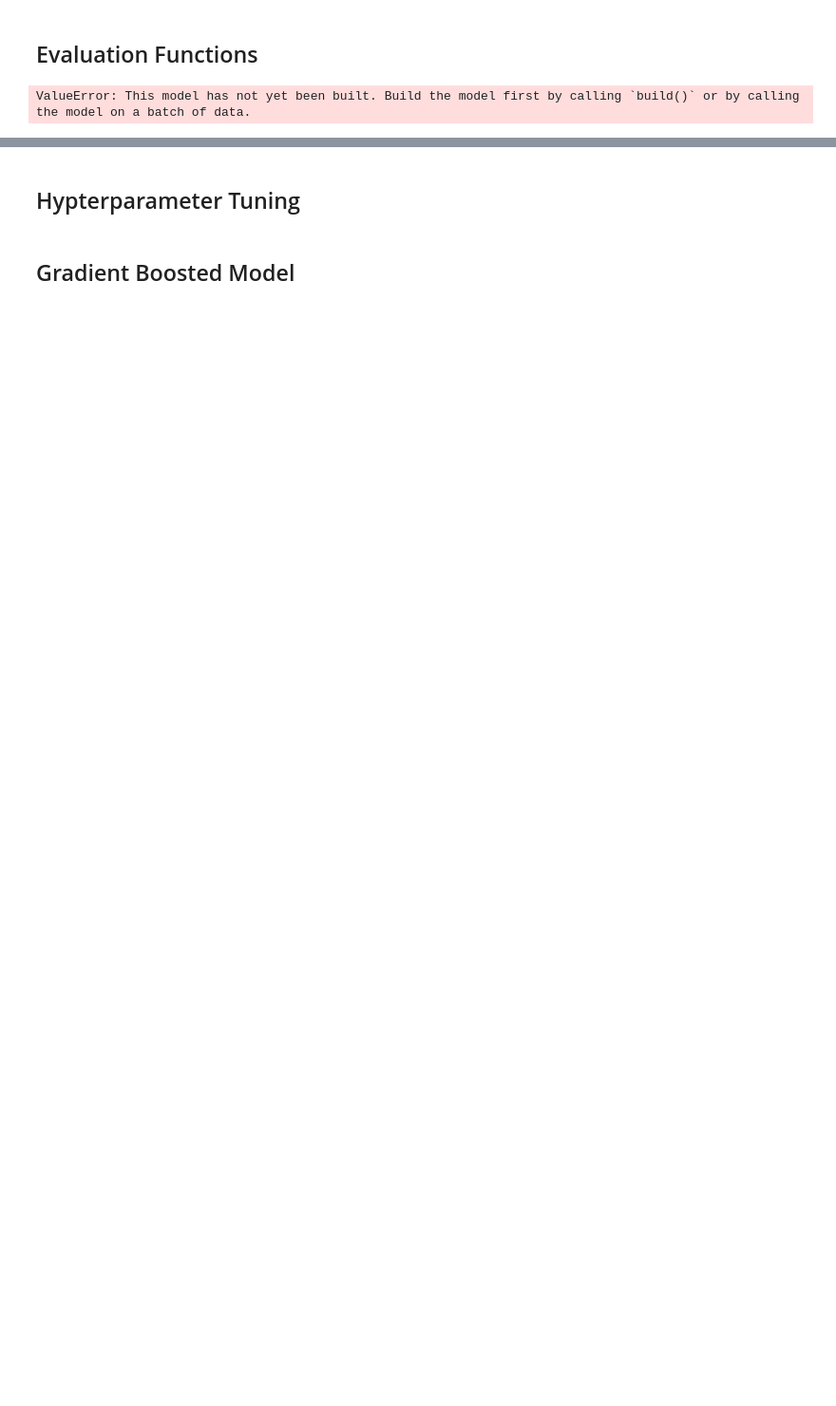
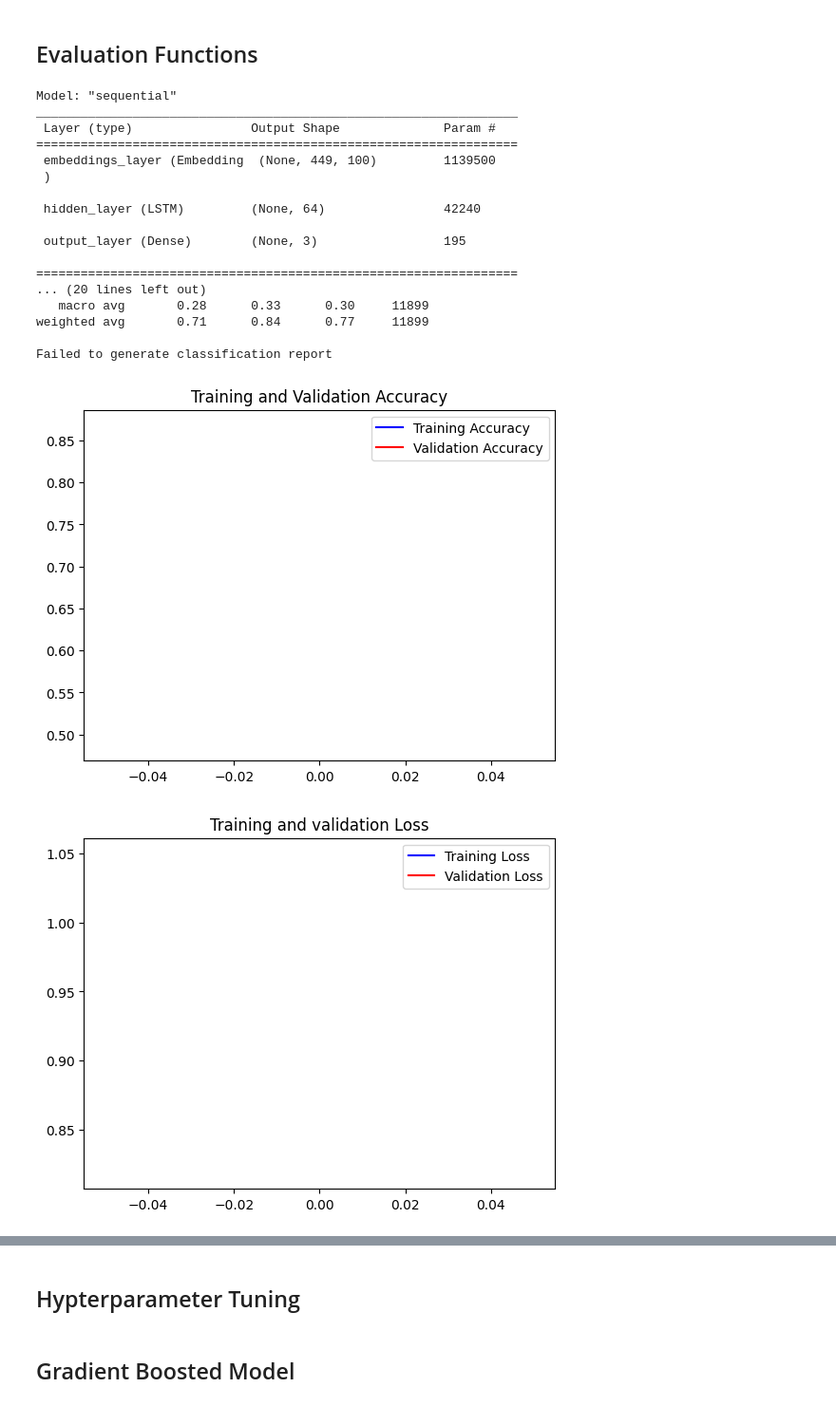
Before and after one commit to ekinfergan/Thesis_Jupyter_Final, a Jupyter notebook: src/models/mc_lstm_score_added.ipynb, the cells around one changed output, grey strips where cells are left out. Shown at 95% size. Saved outputs shown, nothing was run; the diff lists cells and outputs as text; code cells hidden in the pictures; blank space fills up the shorter version.

Commit message:
built simple mc lstm model

```diff
--- a/src/models/mc_lstm_score_added.ipynb
+++ b/src/models/mc_lstm_score_added.ipynb
@@ -160,7 +109,7 @@ print(data_path)
 
 input_folder_path = os.path.join(data_path, 'input')
 processed_folder_path = os.path.join(data_path, 'input/processed/normal')
-results_folder_path = "results"
+results_folder_path = "results/LSTM_results"
 
 # Create the folder if it doesn't exist
 if not os.path.exists(results_folder_path):
@@ -174,8 +123,8 @@ senti_labels = {1: 'Negative', 2: 'Neutral', 3: 'Positive'}
 senti_categories = list(senti_labels.values())
 NUM_of_CLASSES = 3
 
-VOCAB_SIZE = 11905
-MAX_SEQ_LEN = 430
+VOCAB_SIZE = 11395
+MAX_SEQ_LEN = 449
 EMBEDDING_DIM = 100
 NUM_OUTPUT_CLASSES = 3
 # %%
@@ -349,22 +310,42 @@ def plot_development(history):
 # %%
 K.clear_session()
 
 model = Sequential()
 # input layer is sequence of integers (words)
-model.add(Embedding(VOCAB_SIZE, EMBEDDING_DIM, input_length=MAX_SEQ_LEN, weights=[w2v_embedding_vectors], trainable=False, name="embeddingsB")) # part of input layer as it transforms integers into dense vectors, input shape = (None, MAX_SEQ_LEN)
+model.add(Embedding(VOCAB_SIZE, EMBEDDING_DIM, input_length=MAX_SEQ_LEN, weights=[w2v_embedding_vectors], trainable=False, name="embeddings_layer")) # part of input layer as it transforms integers into dense vectors, input shape = (None, MAX_SEQ_LEN)
 model.add(LSTM(64, name='hidden_layer')) # hidden layer
 model.add(Dense(NUM_OUTPUT_CLASSES, activation='softmax', name="output_layer"))
 model.compile(optimizer = 'adam', loss='categorical_crossentropy', metrics=["accuracy"])
 model.summary()
 
-basic_history = model.fit(x_train_scores, y_train_encoded, validation_data=(x_val_scores, y_val_encoded), batch_size=16, epochs=3)
+history = model.fit(x_train_encoded, y_train_encoded, validation_data=(x_val_encoded, y_val_encoded), batch_size=16, epochs=1)
 
-accuracy = model.evaluate(x_test_scores, y_test_encoded)[1]
-print(f"Naive model Accuracy: {accuracy:.2f}")
+y_pred = model.predict(x_test_encoded)
+score = model.evaluate(x_test_encoded, y_test_encoded)
+
+get_results(y_pred, y_test_encoded, x_test_encoded, score, history, model, "LSTM", model.optimizer.get_config(), results_folder_path)
 
 del model
 
 K.clear_session()
 tf.compat.v1.reset_default_graph()
 # %% [output]
-ValueError: This model has not yet been built. Build the model first by calling `build()` or by calling the model on a batch of data.
+Model: "sequential"
+_________________________________________________________________
+ Layer (type)                Output Shape              Param #
+=================================================================
+ embeddings_layer (Embedding  (None, 449, 100)         1139500
+ )
+
+ hidden_layer (LSTM)         (None, 64)                42240
+
+ output_layer (Dense)        (None, 3)                 195
+
+=================================================================
+... (20 lines left out)
+   macro avg       0.28      0.33      0.30     11899
+weighted avg       0.71      0.84      0.77     11899
+
+Failed to generate classification report
+[figure, added]
+[figure, added]
```
Also changed, not shown: parts of 26 cells of this notebook, 1 other file.
